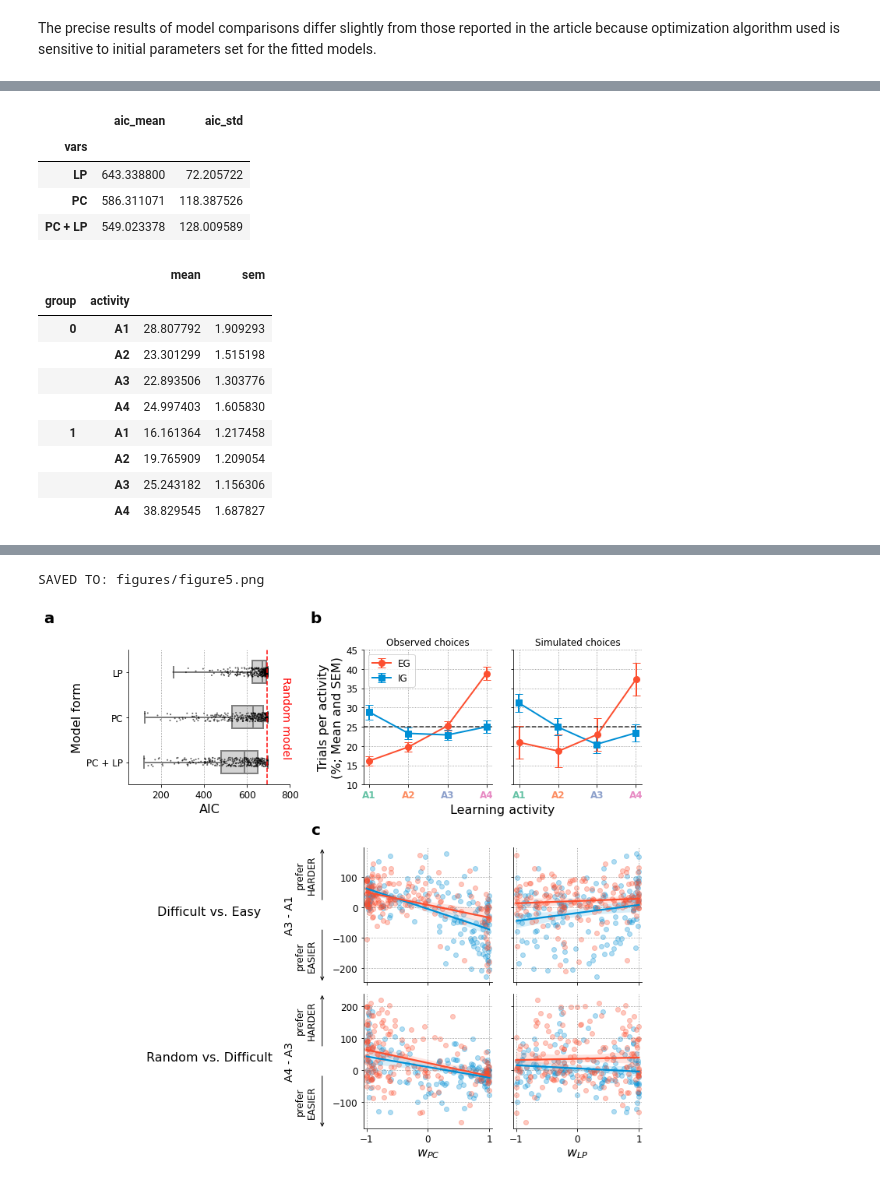
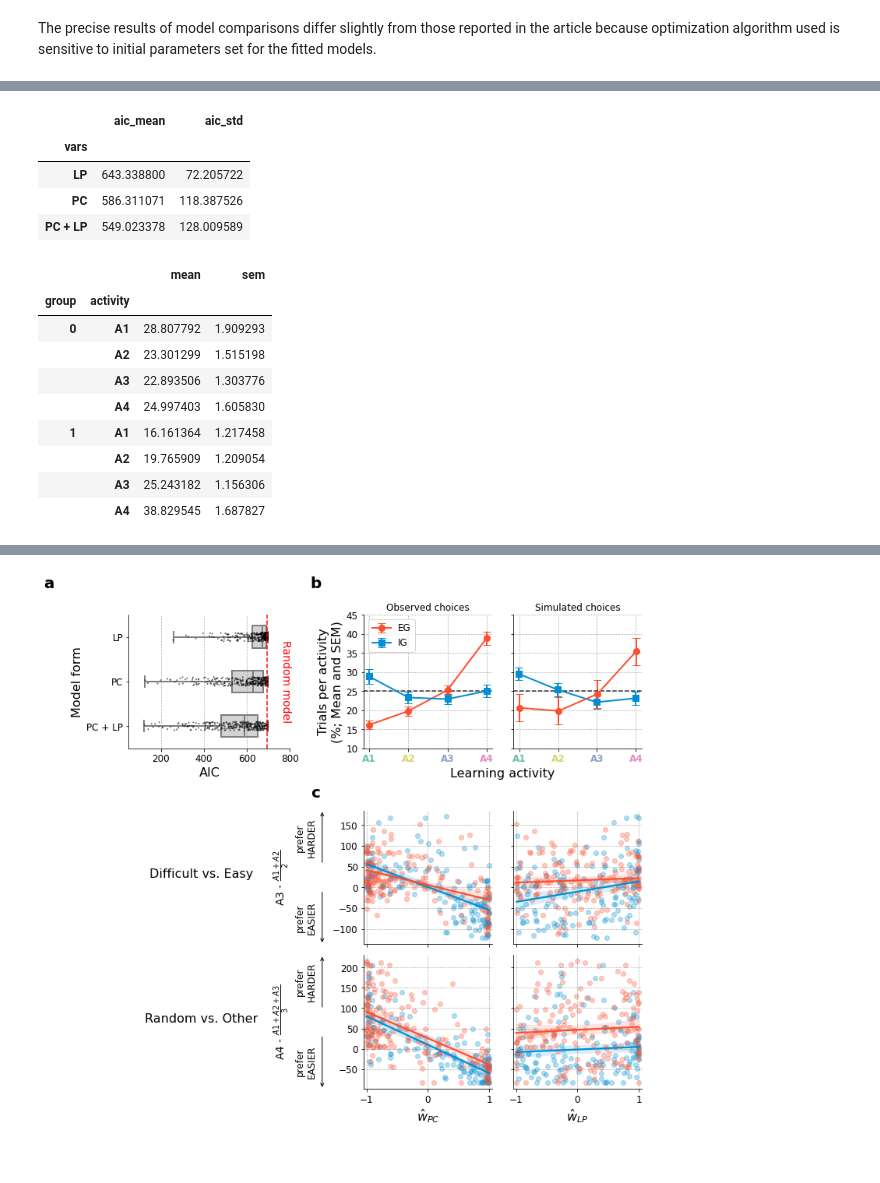
Before and after one commit to flowersteam/Humans-monitor-LP, a Jupyter notebook: prepare_figures.ipynb, the cells around one changed output, grey strips where cells are left out. Cells and saved outputs as stored; diff of their text form; code cells hidden in the pictures.

Commit message:
Add alternative code for figure 5 c

```diff
--- a/prepare_figures.ipynb
+++ b/prepare_figures.ipynb
@@ -685,7 +681,7 @@ def subfig_5c(axes_dict, params_data_path, modeling_data_path, norm=True):
         'prefer\nEASIER': [(1.20, 0.), (1.20, .4)],
     }
     for ax, contr in zip(axes, contrs):
-        vut.ghostify(ax)
+        vut.ghost(ax)
         c1, c2 = [int(i) for i in contr.split('-')]
         long_desc = '{} vs. {}'.format(diff_labels[c1], diff_labels[c2])
         ax.text(.5, .5, long_desc, transform=ax.transAxes, fontsize=16, ha='center')
@@ -716,7 +712,7 @@ def make_fig5(figname, save_to, save_as=''):
 
     # Subplot (b)
     ax = fig.add_subplot(gs[0, 3:])
-    vut.ghostify(ax)
+    vut.ghost(ax)
     ax.set_xlabel('Learning activity', labelpad=25)
     # (b)-1 empirical choices
     vut.add_subplot_label(x=labx, y=laby+.1, label='b', size=20, ax=fig.add_subplot(gs[0, 2]))
@@ -728,7 +724,7 @@ def make_fig5(figname, save_to, save_as=''):
         ax = ax_b2,
         exposure_data_path = 'data/exposure_data.csv',
         params_data_path = 'data/model_results/param_fits_clean.csv',
-        n_trials = 250, n_subjects = 500
+        n_trials = 250, n_subjects = 5
     )
 
     # Subplot (c)
@@ -847,10 +842,7 @@ def subfig_5b1(ax, data_path):
     leg = ax.legend()
 
 
-def subfig_5b2(ax, exposure_data_path, params_data_path, n_trials, n_subjects, normalization_data_path=''):
-    # Define normalization function
-    def minmaxnorm(x, mini, maxi):
-        return (x-mini)/(maxi-mini)
+def subfig_5b2(ax, exposure_data_path, params_data_path, n_trials, n_subjects):
     # Define function to calculate PC and LP heuristics
     def get_heuristics(x):
         rpc = x.mean()
@@ -867,19 +859,6 @@ def subfig_5b2(ax, exposure_data_path, params_data_path, n_trials, n_subjects, n
     df = pd.read_csv(params_data_path).set_index(['sid', 'vars'])
     df = df.loc[(slice(None), 'rpc,rlp'), :].drop(columns=['aic'])
     df = df.sample(n=n_subjects, replace=True, random_state=1)
-    # Optionally, calculate normalization parameters
-    model_csv = 'rpc,rlp'
-    cols = [j for i in [[c+str_i for str_i in '1234'] for c in model_csv.split(',')] for j in i]
-    norm_df = pd.read_csv(normalization_data_path, index_col='sid').loc[df.index.get_level_values(0), cols]
-    for c in model_csv.split(','):
-        if normalization_data_path:
-            tranformation_params_dict = {'min': np.min, 'max': np.max}
-        else:
-            idf = lambda x: x
-            tranformation_params_dict = {'min': idf, 'max': idf}
-        for k, f in tranformation_params_dict.items():
-            cols = [c+str_i for str_i in '1234']
-            norm_df['{}_{}'.format(k, c)] = f(norm_df.loc[:, cols], axis=1).groupby('sid').transform(f)
     # Simulate experiment
     sim_data = []
     for i, sdf in tqdm(df.iterrows()):
@@ -891,12 +870,6 @@ def subfig_5b2(ax, exposure_data_path, params_data_path, n_trials, n_subjects, n
         # Get initial heuristic values
         rpc = train_resp.mean(axis=0)
         rlp = np.abs(train_resp[-9:, :].mean(axis=0) - train_resp[:10, :].mean(axis=0))
-        # FIX LATER ================================================
-        min_rpc, max_rpc = norm_df.loc[i, 'min_rpc'].iloc[0], norm_df.loc[i, 'max_rpc'].iloc[0]
-        min_rlp, max_rlp = norm_df.loc[i, 'min_rlp'].iloc[0], norm_df.loc[i, 'max_rlp'].iloc[0]
-        rpc = minmaxnorm(rpc, min_rpc, max_rpc)
-        rlp = minmaxnorm(rlp, min_rlp, max_rlp)
-        # FIX LATER ================================================
         abst = np.zeros(sim_resp.shape[1])
         h_array = np.array([rpc, rlp, abst]).T
         # Get subject's choice parameters
@@ -905,10 +878,6 @@ def subfig_5b2(ax, exposure_data_path, params_data_path, n_trials, n_subjects, n
         for t in range(0, n_trials):
             choice = choose(h_array.T, params)
             rpc, rlp = get_heuristics(sim_resp[t+1:t+1+15, choice])
-            # FIX LATER ================================================
-            rpc = minmaxnorm(rpc, min_rpc, max_rpc)
-            rlp = minmaxnorm(rlp, min_rlp, max_rlp)
-            # FIX LATER ================================================
             h_array[choice, 0] = rpc
             h_array[choice, 1] = rlp
             h_array[choice, 2] += 1
@@ -951,21 +920,22 @@ def subfig_5c(axes_dict, params_data_path, modeling_data_path, norm=True):
     # Data axes
     axes = axes_dict.pop('annotation_axes')
     contrs = []
-    coef_labels = {'rlp':'w_{LP}', 'rpc':'w_{PC}'}
+    coef_labels = {'rlp':'\hat w_{LP}', 'rpc':'\hat w_{PC}'}
     for group in [0, 1]:
         for k, ax in axes_dict.items():
             contr, coef = k.split('%')
+            if contr not in contrs:
+                contrs.append(contr)
             x = df.loc[group, coef] / df.loc[group, 'norm'] if norm else df.loc[group, coef]
-            contr1, contr2 = contr.split('-')
-            y = df.loc[group, 'n{}'.format(contr1)] - df.loc[group, 'n{}'.format(contr2)]
+            terms = [[c for c in term.split(',')] for term in contr.split('-')]
+            cols = [[f'n{col}' for col in term] for term in terms]
+            y = df.loc[group, cols[0]].mean(axis=1) - df.loc[group, cols[1]].mean(axis=1)
             sns.regplot(
                 x=x, y=y, ax=ax, color=gcolors[group],
                 scatter_kws={'alpha': .3}
             )
             ax.set_xlim(-1.05, 1.05)
-            if contr not in contrs:
-                contrs.append(contr)
-            if '4-3' in k:
+            if '4' in k:
                 ax.set_xlabel(r'${}$'.format(coef_labels[coef]))
             else:
                 ax.set_xlabel('')
@@ -973,18 +943,24 @@ def subfig_5c(axes_dict, params_data_path, modeling_data_path, norm=True):
             if 'rlp' in k:
                 ax.tick_params(labelleft=False)
     # Annotations
-    diff_labels = {1: 'Easy', 2: 'Easy', 3: 'Difficult', 4: 'Random'}
+    diff_labels = {3: 'Difficult', 4: 'Random'}
     arrow_labels = {
         'prefer\nHARDER': [(1.20, 1.), (1.20, .6)],
         'prefer\nEASIER': [(1.20, 0.), (1.20, .4)],
     }
     for ax, contr in zip(axes, contrs):
-        vut.ghostify(ax)
-        c1, c2 = [int(i) for i in contr.split('-')]
-        long_desc = '{} vs. {}'.format(diff_labels[c1], diff_labels[c2])
-        ax.text(.5, .5, long_desc, transform=ax.transAxes, fontsize=16, ha='center')
-        short_desc = 'A{} - A{}'.format(c1, c2)
-        ax.text(1, .5, short_desc, transform=ax.transAxes, fontsize=14, ha='center', va='center', rotation=90)
+        vut.ghost(ax)
+        c1, c2 = [[int(j) for j in i.split(',')] for i in contr.split('-')]
+        minus = 'Other' if 3 in c2 else 'Easy'
+        long_desc = f'{diff_labels[c1[0]]} vs. {minus}'
+        ax.text(.45, .5, long_desc, transform=ax.transAxes, fontsize=16, ha='center')
+        other = '+'.join([f'A{i}' for i in c2])
+#         short_desc = ' - '.join([f'A{c1[0]}', f'({other})/{len(c2)}'])
+        short_desc = ' - '.join([
+            f'A{c1[0]}',
+            r'$\frac{'+f'{other}'+'}{'+f'{len(c2)}'+r'}$'
+        ])
+        ax.text(.95, .5, short_desc, transform=ax.transAxes, fontsize=14, ha='center', va='center', rotation=90)
         for ann, xy in arrow_labels.items():
             ax.annotate(
                     '', xy=xy[0], xycoords=ax.transAxes,
@@ -1010,7 +986,7 @@ def make_fig5(figname, save_to, save_as=''):
 
     # Subplot (b)
     ax = fig.add_subplot(gs[0, 3:])
-    vut.ghostify(ax)
+    vut.ghost(ax)
     ax.set_xlabel('Learning activity', labelpad=25)
     # (b)-1 empirical choices
     vut.add_subplot_label(x=labx, y=laby+.1, label='b', size=20, ax=fig.add_subplot(gs[0, 2]))
@@ -1022,15 +998,14 @@ def make_fig5(figname, save_to, save_as=''):
         ax = ax_b2,
         exposure_data_path = 'data/exposure_data.csv',
         params_data_path = 'data/model_results/param_fits_clean.csv',
-        n_trials = 250, n_subjects = 500,
-        normalization_data_path = 'data/model_data.csv'
+        n_trials = 250, n_subjects = 500
     )
 
     # Subplot (c)
     vut.add_subplot_label(x=labx, y=laby, label='c', size=20, ax=fig.add_subplot(gs[2, 2]))
     axes_c = {}
     axes_c['annotation_axes'] = [fig.add_subplot(gs[2+i, 1]) for i in range(2)]
-    for i, contr in enumerate(['3-1', '4-3']):
+    for i, contr in enumerate(['3-1,2', '4-1,2,3']):
         for j, coef in enumerate(['rpc', 'rlp']):
             axes_c['%'.join([contr,coef])] = vut.pretty(fig.add_subplot(gs[2+i, 3+j]))
     subfig_5c(axes_c, 'data/model_results/param_fits_clean.csv', 'data/model_data.csv', True)
@@ -1078,2 +1048 @@ https://pandas.pydata.org/pandas-docs/stable/indexing.html#deprecate-loc-reindex
-SAVED TO: figures/figure5.png
-[figure, old version]
+[figure, new version]
```
Also changed, not shown: parts of 7 cells of this notebook.
